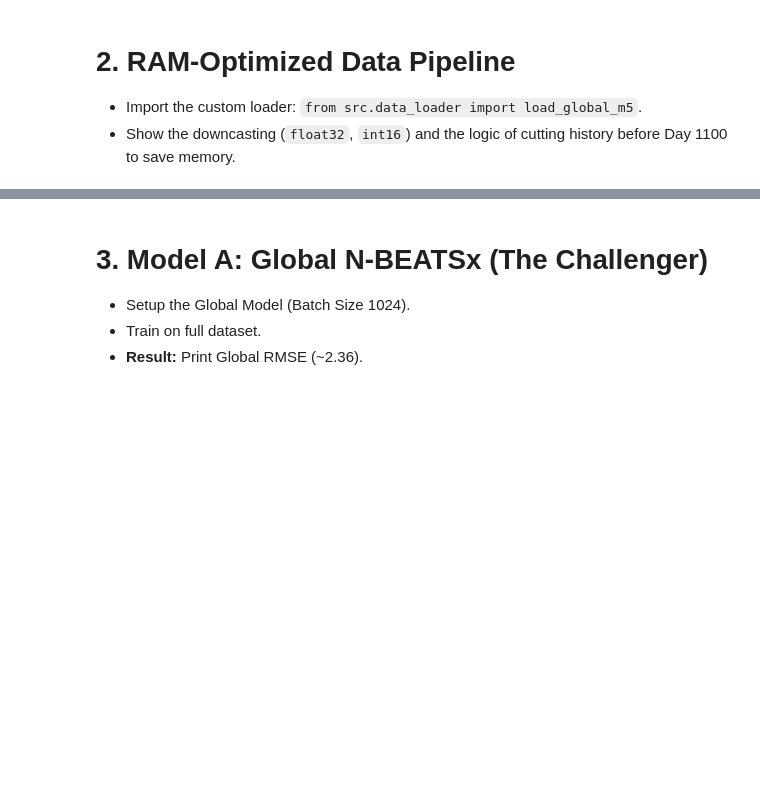
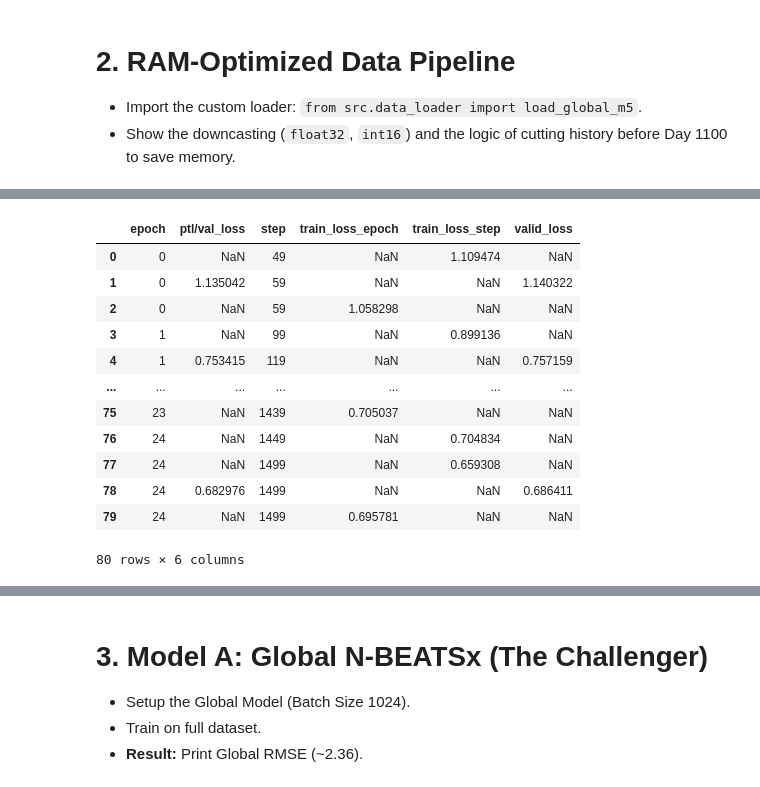
Before and after one commit to Zak-Las/Walmart-Demand-Forcasting, a Jupyter notebook: Notebooks/02_global_scale.ipynb, the cells around one changed output, grey strips where cells are left out. Drawn from its saved outputs; the diff is of its cells as text; code cells hidden in the pictures; blank space fills up the shorter version.

```diff
--- a/Notebooks/02_global_scale.ipynb
+++ b/Notebooks/02_global_scale.ipynb
@@ -9,0 +370,16 @@
+# %%
+display(m_df)
+# %% [output]
+|  | epoch | ptl/val_loss | step | train_loss_epoch | train_loss_step | valid_loss |
+| 0 | 0 | NaN | 49 | NaN | 1.109474 | NaN |
+| 1 | 0 | 1.135042 | 59 | NaN | NaN | 1.140322 |
+| 2 | 0 | NaN | 59 | 1.058298 | NaN | NaN |
+| 3 | 1 | NaN | 99 | NaN | 0.899136 | NaN |
+| 4 | 1 | 0.753415 | 119 | NaN | NaN | 0.757159 |
+| ... | ... | ... | ... | ... | ... | ... |
+| 75 | 23 | NaN | 1439 | 0.705037 | NaN | NaN |
+| 76 | 24 | NaN | 1449 | NaN | 0.704834 | NaN |
+| 77 | 24 | NaN | 1499 | NaN | 0.659308 | NaN |
+| 78 | 24 | 0.682976 | 1499 | NaN | NaN | 0.686411 |
+| 79 | 24 | NaN | 1499 | 0.695781 | NaN | NaN |
+80 rows × 6 columns
```
Also changed, not shown: parts of 18 cells of this notebook, 4 other files.
